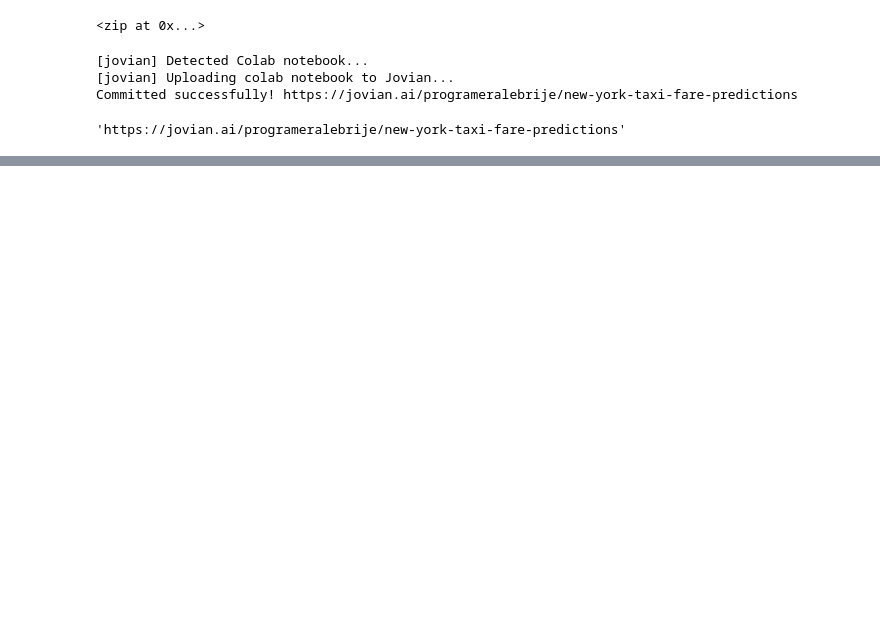
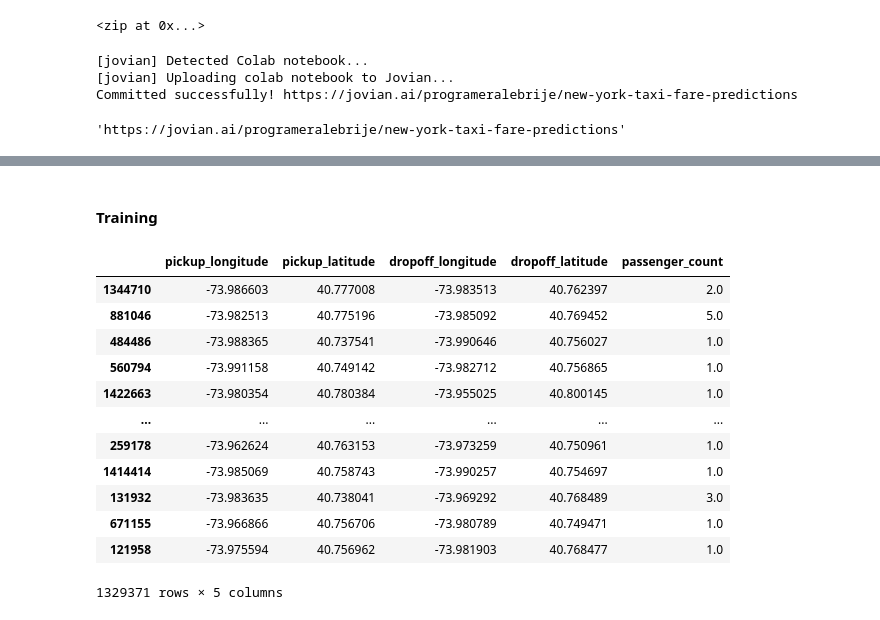
Before and after one commit to programeralebrije/MachineLearningNYtaxi, a Jupyter notebook: new_york_taxi_fare_predictions.ipynb, the cells around one changed output, grey strips where cells are left out. Drawn from its saved outputs; the diff is of its cells as text; code cells hidden in the pictures; blank space fills up the shorter version.

```diff
--- a/new_york_taxi_fare_predictions.ipynb
+++ b/new_york_taxi_fare_predictions.ipynb
@@ -503,0 +525,2 @@ Committed successfully! https://jovian.ai/programeralebrije/new-york-taxi-fare-p
+# %%
+train_df, val_df = train_test_split(df, test_size=0.2, random_state=42)
@@ -503,0 +535,3 @@ Committed successfully! https://jovian.ai/programeralebrije/new-york-taxi-fare-p
+# %%
+train_df = train_df.dropna()
+val_df = val_df.dropna()
@@ -503,0 +546,2 @@ Committed successfully! https://jovian.ai/programeralebrije/new-york-taxi-fare-p
+# %%
+input_cols = ['pickup_longitude', 'pickup_latitude', 'dropoff_longitude', 'dropoff_latitude', 'passenger_count']
@@ -503,0 +550,4 @@ Committed successfully! https://jovian.ai/programeralebrije/new-york-taxi-fare-p
+# %% [markdown]
+#### Training
+# %%
+train_inputs = train_df[input_cols]
@@ -503,0 +556,16 @@ Committed successfully! https://jovian.ai/programeralebrije/new-york-taxi-fare-p
+# %%
+train_inputs
+# %% [output]
+|  | pickup_longitude | pickup_latitude | dropoff_longitude | dropoff_latitude | passenger_count |
+| 1344710 | -73.986603 | 40.777008 | -73.983513 | 40.762397 | 2.0 |
+| 881046 | -73.982513 | 40.775196 | -73.985092 | 40.769452 | 5.0 |
+| 484486 | -73.988365 | 40.737541 | -73.990646 | 40.756027 | 1.0 |
+| 560794 | -73.991158 | 40.749142 | -73.982712 | 40.756865 | 1.0 |
+| 1422663 | -73.980354 | 40.780384 | -73.955025 | 40.800145 | 1.0 |
+| ... | ... | ... | ... | ... | ... |
+| 259178 | -73.962624 | 40.763153 | -73.973259 | 40.750961 | 1.0 |
+| 1414414 | -73.985069 | 40.758743 | -73.990257 | 40.754697 | 1.0 |
+| 131932 | -73.983635 | 40.738041 | -73.969292 | 40.768489 | 3.0 |
+| 671155 | -73.966866 | 40.756706 | -73.980789 | 40.749471 | 1.0 |
+| 121958 | -73.975594 | 40.756962 | -73.981903 | 40.768477 | 1.0 |
+1329371 rows × 5 columns
```
Also changed, not shown: parts of 25 cells of this notebook.
